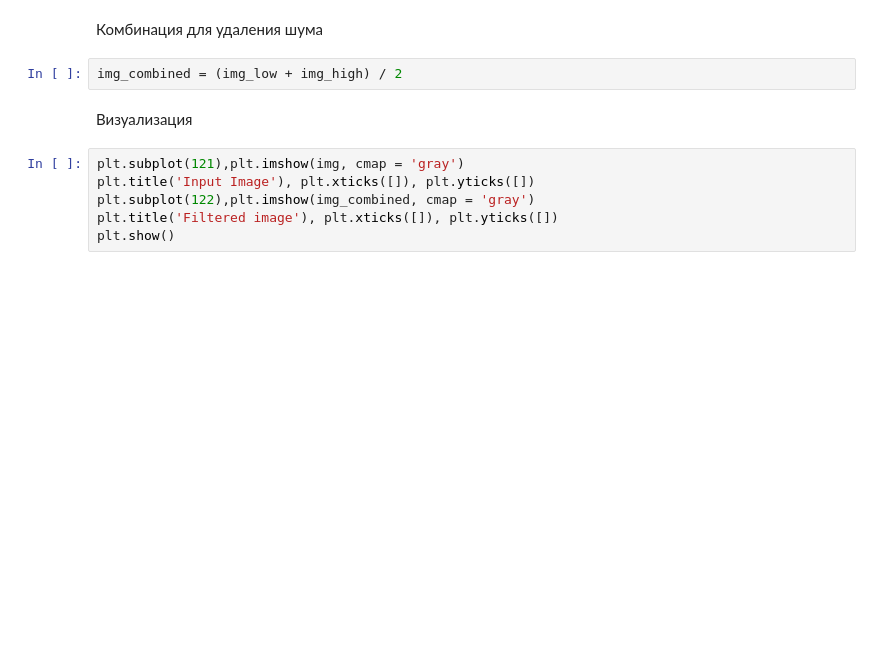
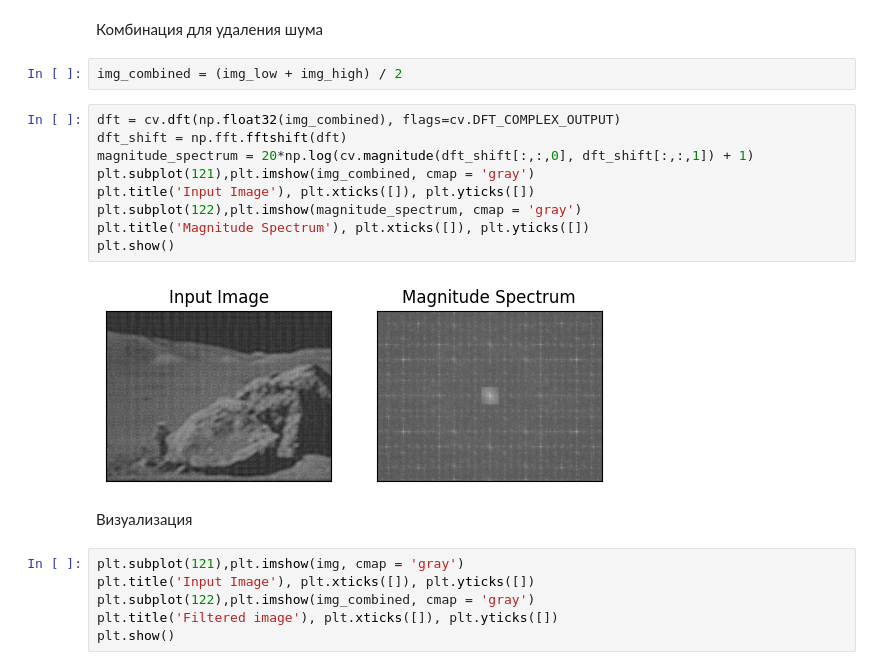
Before and after one commit to milka-246/Image_Processing, a Jupyter notebook: Lab_5/lab_5.ipynb, the cells around one changed output. Drawn from its saved outputs; the diff is of its cells as text; blank space fills up the shorter version.

```diff
--- a/Lab_5/lab_5.ipynb
+++ b/Lab_5/lab_5.ipynb
@@ -96,6 +96,17 @@ img_high = inverse_fourier(dft_high)
 Комбинация для удаления шума
 # %%
 img_combined = (img_low + img_high) / 2
+# %%
+dft = cv.dft(np.float32(img_combined), flags=cv.DFT_COMPLEX_OUTPUT)
+dft_shift = np.fft.fftshift(dft)
+magnitude_spectrum = 20*np.log(cv.magnitude(dft_shift[:,:,0], dft_shift[:,:,1]) + 1)
+plt.subplot(121),plt.imshow(img_combined, cmap = 'gray')
+plt.title('Input Image'), plt.xticks([]), plt.yticks([])
+plt.subplot(122),plt.imshow(magnitude_spectrum, cmap = 'gray')
+plt.title('Magnitude Spectrum'), plt.xticks([]), plt.yticks([])
+plt.show()
+# %% [output]
+[figure, added]
 # %% [markdown]
 Визуализация
 # %%
```
